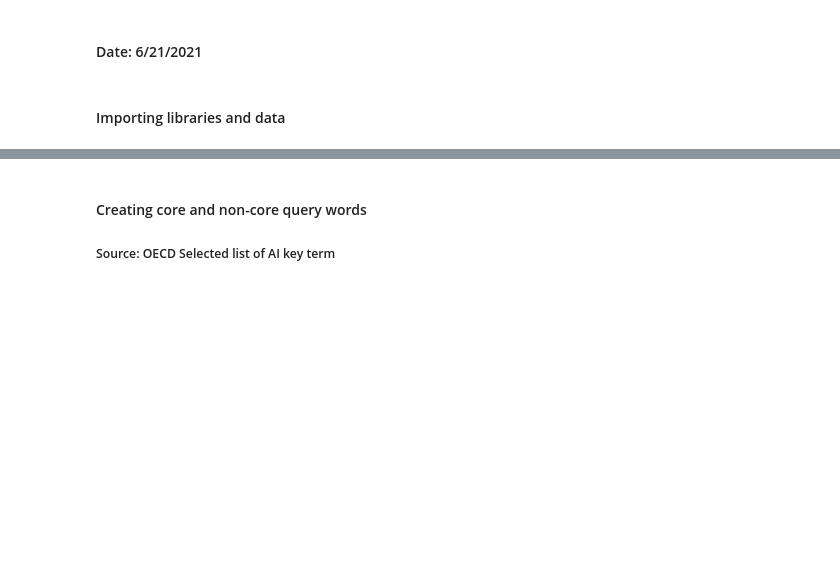
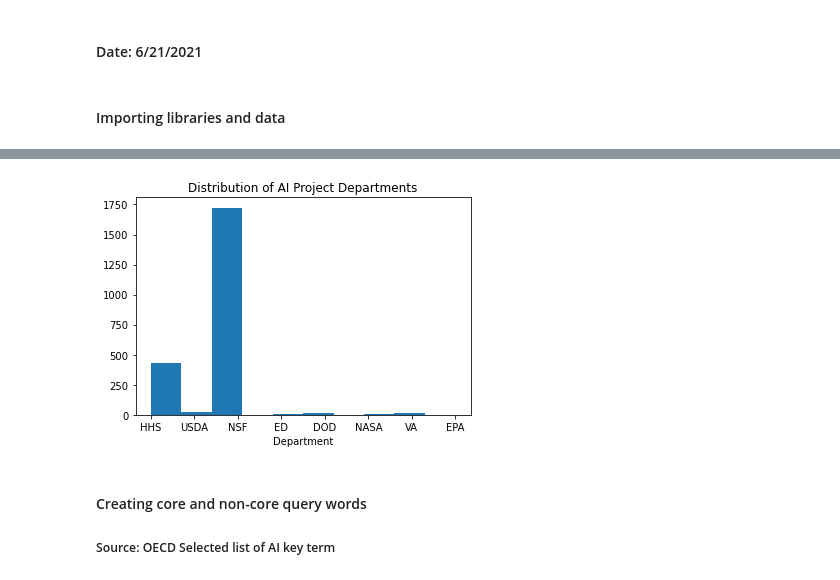
Before and after one commit to DSPG-Young-Scholars-Program/dspg21RnD, a Jupyter notebook: src/02_term_matching/01_OECD_term_matching.ipynb, the cells around one changed output, grey strips where cells are left out. Drawn from its saved outputs; the diff is of its cells as text; code cells hidden in the pictures; blank space fills up the shorter version.

Commit message:
term matching 2

```diff
--- a/src/02_term_matching/01_OECD_term_matching.ipynb
+++ b/src/02_term_matching/01_OECD_term_matching.ipynb
@@ -23,0 +26,2 @@ df.reset_index(inplace = True)
+# %%
+ai = pd.read_csv("/home/dab3dj/git/dspg21RnD/data/dspg21RnD/term_matched_abstracts_final.csv")
@@ -24,3 +51,14 @@ df.reset_index(inplace = True)
+# %%
+ai_depts = ai['DEPARTMENT']
+# %%
+# change to bar chart - prop
+fig, ax = plt.subplots()
+ax.hist(ai_depts, align='mid')
+plt.title("Distribution of AI Project Departments")
+plt.xlabel("Department")
+plt.show()
+# %% [output]
+[figure, added]
 # %% [markdown]
 #### Creating core and non-core query words
 ##### Source: OECD Selected list of AI key term
```
Also changed, not shown: parts of 17 cells of this notebook.
